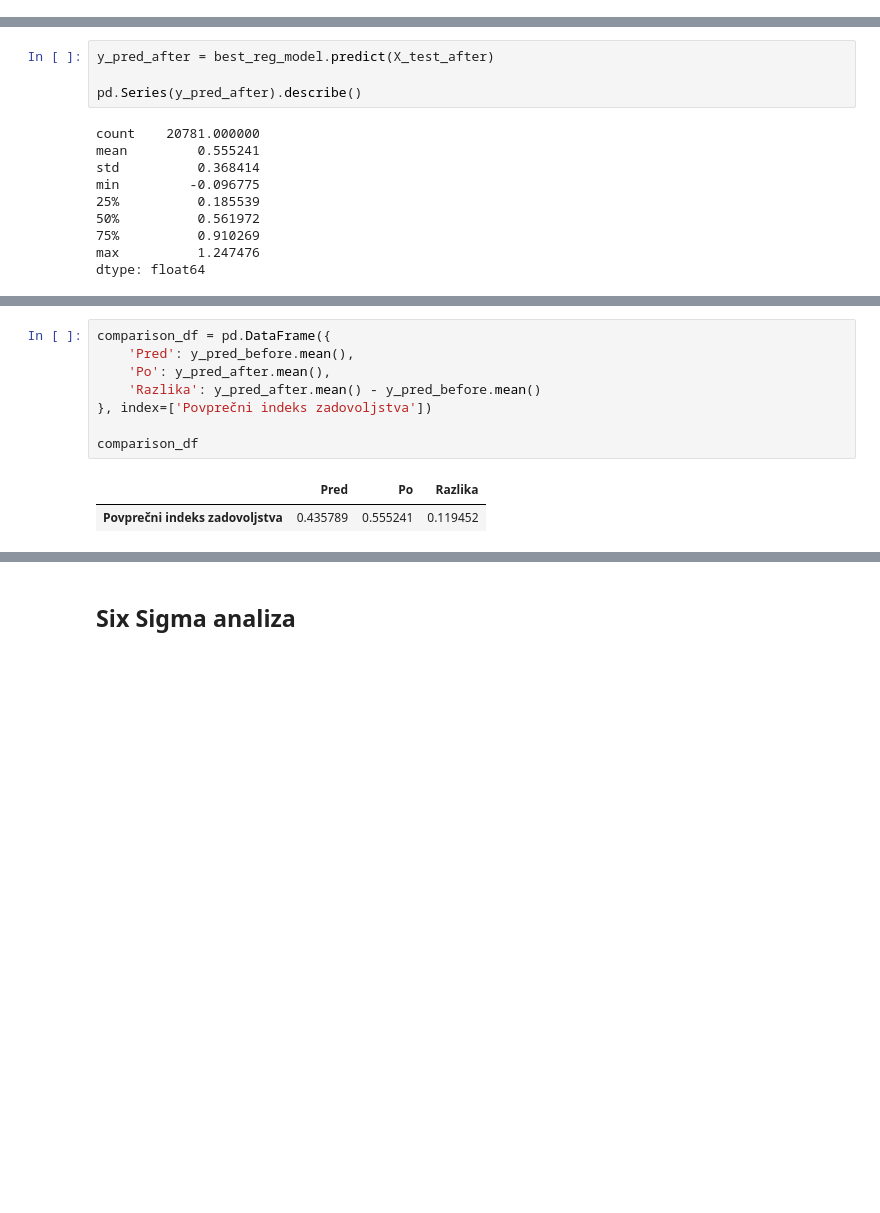
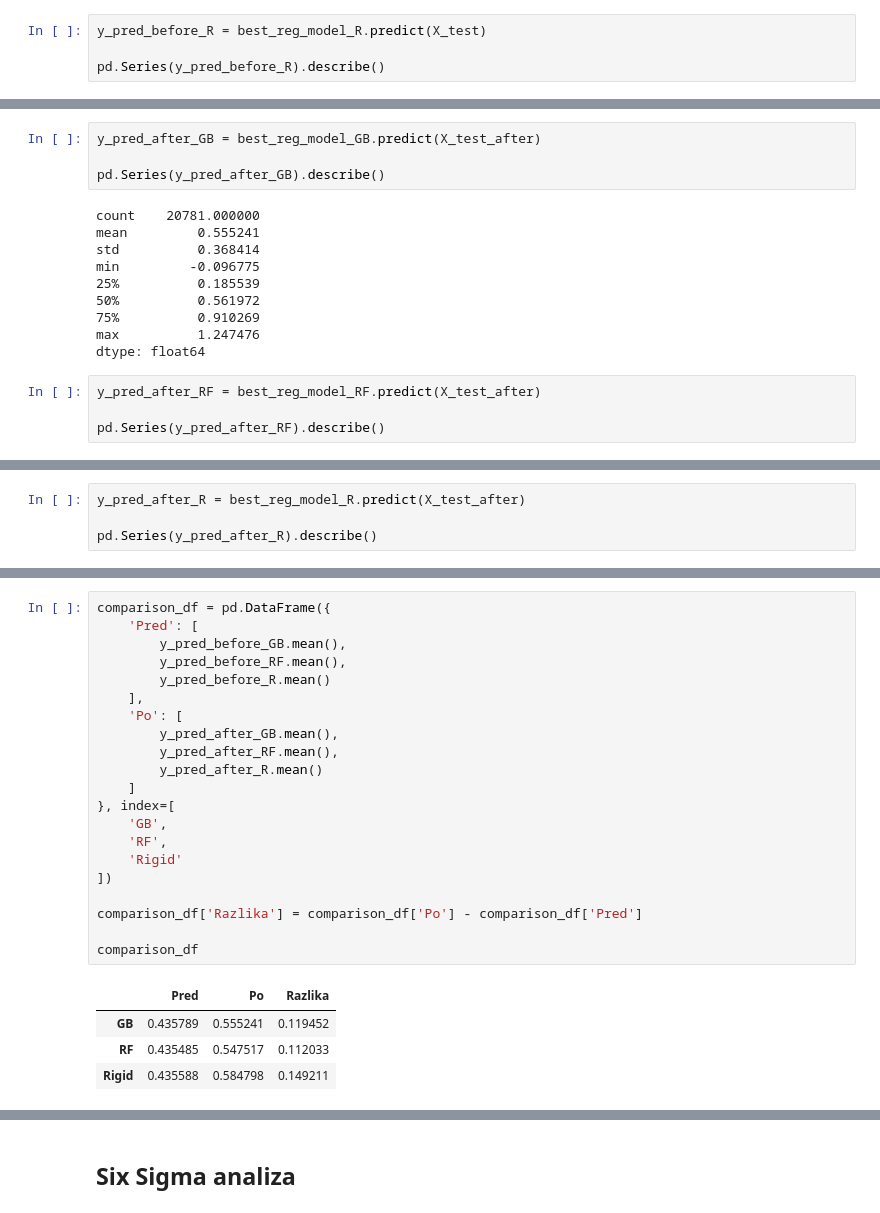
Before and after one commit to RokPorekar/VUVI-seminar-paper, a Jupyter notebook: report.ipynb, the cells around one changed output, grey strips where cells are left out. Cells and saved outputs as stored; diff of their text form; blank space fills up the shorter version.

```diff
--- a/report.ipynb
+++ b/report.ipynb
@@ -1564,0 +1491,4 @@ dtype: float64
+# %%
+y_pred_before_R = best_reg_model_R.predict(X_test)
+
+pd.Series(y_pred_before_R).describe()
@@ -1580,9 +1520,9 @@ for col in service_improvements:
 X_test_after['Arrival Delay in Minutes'] *= 0.8
 X_test_after['Departure Delay in Minutes'] *= 0.8
 # %%
-y_pred_after = best_reg_model.predict(X_test_after)
+y_pred_after_GB = best_reg_model_GB.predict(X_test_after)
 
-pd.Series(y_pred_after).describe()
+pd.Series(y_pred_after_GB).describe()
 # %% [output]
 count    20781.000000
 mean         0.555241
@@ -1593,3 +1533,7 @@ min         -0.096775
 75%          0.910269
 max          1.247476
 dtype: float64
+# %%
+y_pred_after_RF = best_reg_model_RF.predict(X_test_after)
+
+pd.Series(y_pred_after_RF).describe()
@@ -1595,0 +1550,4 @@ dtype: float64
+# %%
+y_pred_after_R = best_reg_model_R.predict(X_test_after)
+
+pd.Series(y_pred_after_R).describe()
@@ -1596,14 +1564,29 @@ dtype: float64
 # %%
 comparison_df = pd.DataFrame({
-    'Pred': y_pred_before.mean(),
-    'Po': y_pred_after.mean(),
-    'Razlika': y_pred_after.mean() - y_pred_before.mean()
-}, index=['Povprečni indeks zadovoljstva'])
+    'Pred': [
+        y_pred_before_GB.mean(),
+        y_pred_before_RF.mean(),
+        y_pred_before_R.mean()
+    ],
+    'Po': [
+        y_pred_after_GB.mean(),
+        y_pred_after_RF.mean(),
+        y_pred_after_R.mean()
+    ]
+}, index=[
+    'GB',
+    'RF',
+    'Rigid'
+])
+
+comparison_df['Razlika'] = comparison_df['Po'] - comparison_df['Pred']
 
 comparison_df
 # %% [output]
 |  | Pred | Po | Razlika |
-| Povprečni indeks zadovoljstva | 0.435789 | 0.555241 | 0.119452 |
+| GB | 0.435789 | 0.555241 | 0.119452 |
+| RF | 0.435485 | 0.547517 | 0.112033 |
+| Rigid | 0.435588 | 0.584798 | 0.149211 |
 # %%
 import matplotlib.pyplot as plt
 
```
Also changed, not shown: parts of 24 cells of this notebook.
